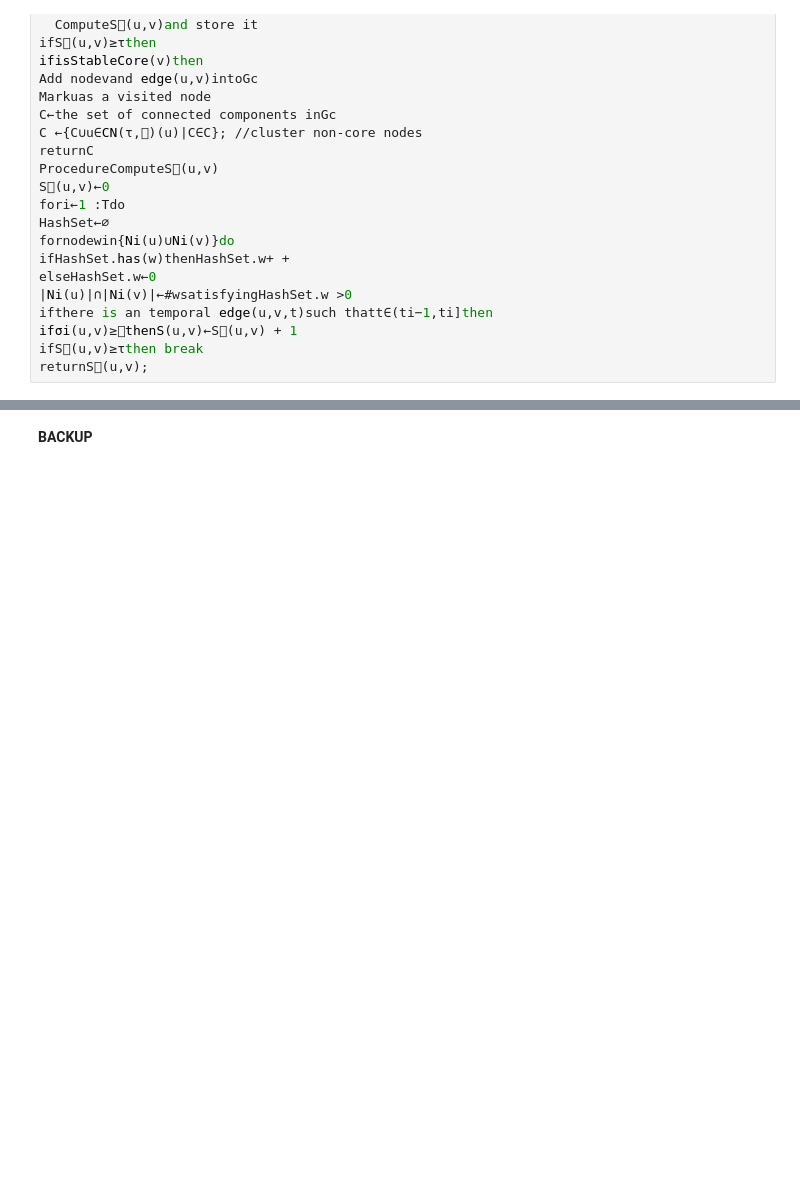
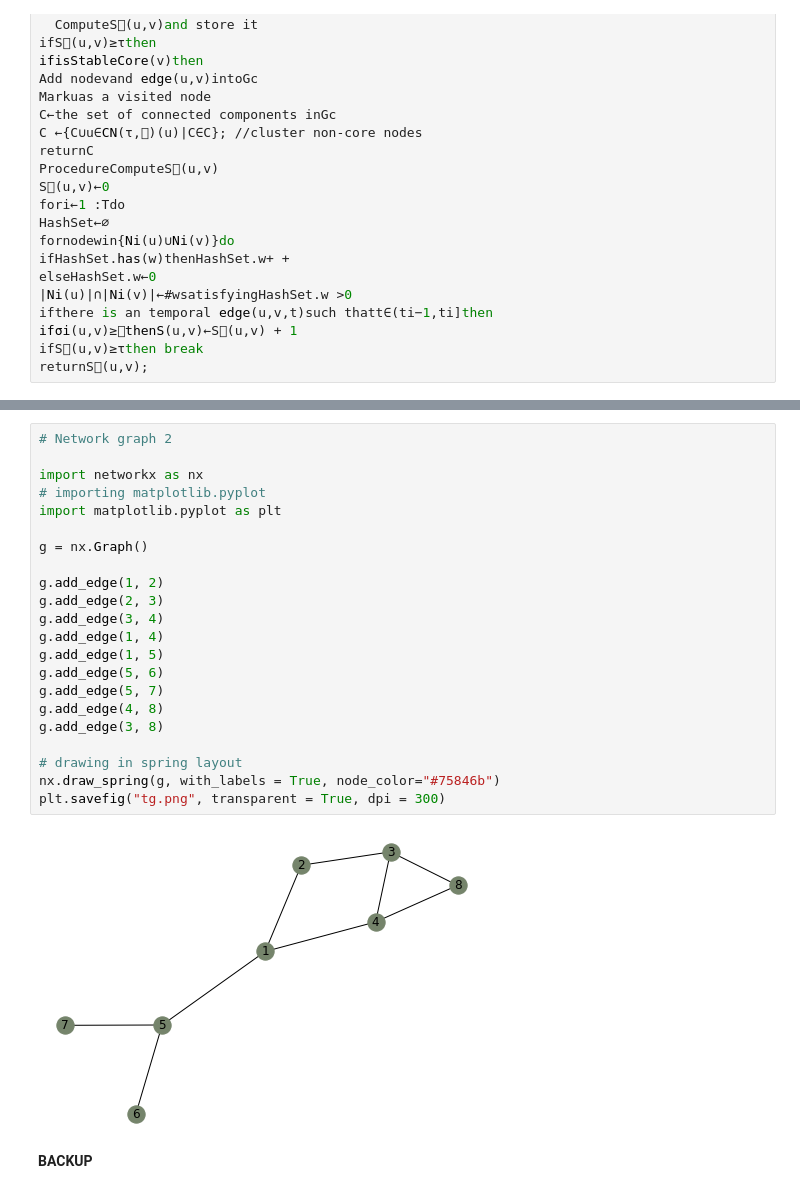
Before and after one commit to rkoprik/txs_graph, a Jupyter notebook: SoChain.ipynb, the cells around one changed output, grey strips where cells are left out. Cells and saved outputs as stored; diff of their text form; blank space fills up the shorter version.

```diff
--- a/SoChain.ipynb
+++ b/SoChain.ipynb
@@ -322,3 +691,27 @@
+# %%
+# Network graph 2
+
+import networkx as nx
+# importing matplotlib.pyplot
+import matplotlib.pyplot as plt
+
+g = nx.Graph()
+
+g.add_edge(1, 2)
+g.add_edge(2, 3)
+g.add_edge(3, 4)
+g.add_edge(1, 4)
+g.add_edge(1, 5)
+g.add_edge(5, 6)
+g.add_edge(5, 7)
+g.add_edge(4, 8)
+g.add_edge(3, 8)
+
+# drawing in spring layout
+nx.draw_spring(g, with_labels = True, node_color="#75846b")
+plt.savefig("tg.png", transparent = True, dpi = 300)
+# %% [output]
+[figure, added]
 # %% [markdown]
 **BACKUP**
 # %%
```
Also changed, not shown: parts of 21 cells of this notebook.
